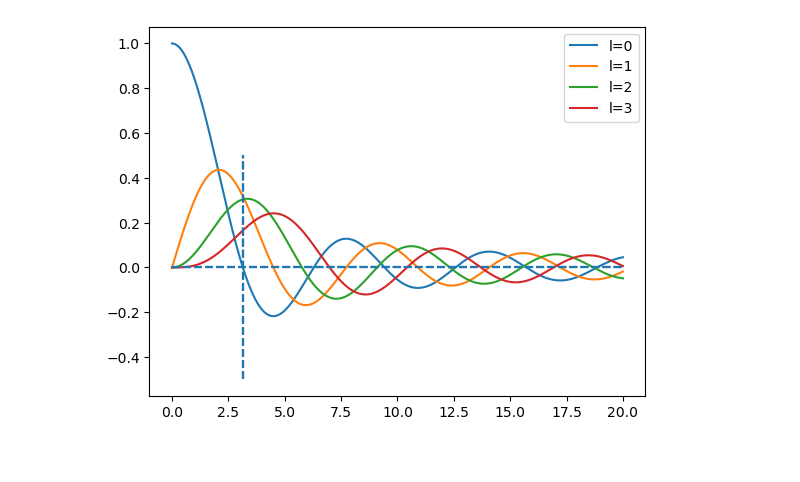
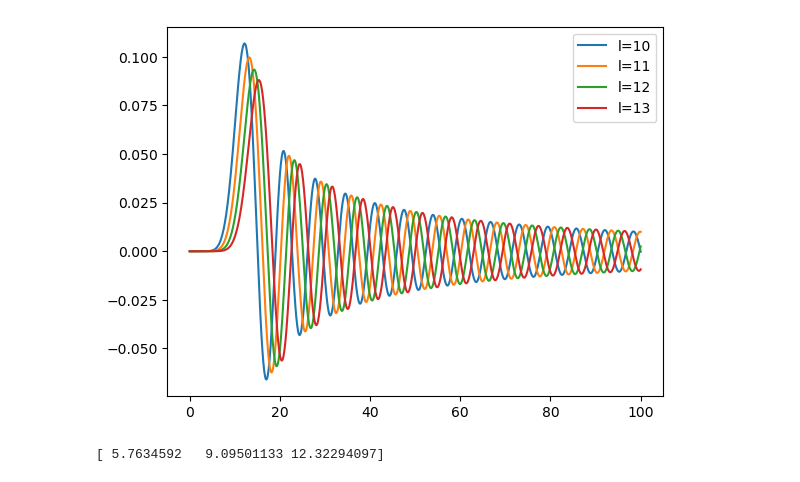
Before and after one commit to TobiLeitgeb/ComputationalPhysics_VO_code, a Jupyter notebook: zeros_bessel_functions.ipynb, the cells around one changed output. Cells and saved outputs as stored; diff of their text form; code cells hidden in the pictures.

```diff
--- a/zeros_bessel_functions.ipynb
+++ b/zeros_bessel_functions.ipynb
@@ -140,0 +101,27 @@ nan
+# %%
+@jit(nopython=True)
+def J_lx(l,x):
+    "not very efficient, but works"
+    J = downward_recursion2(x)
+    return J[l]
+
+def dJ_lx(l,x):
+    "not very efficient, but works"
+    J = downward_recursion2(x)
+    return l/x*J[l] - J[l+1]
+
+@jit(nopython=True)
+def step(l,x):
+    J = downward_recursion2(x)
+    return J[l]/(l/x*J[l] - J[l+1])
+
+print("test accuracy of J_lx and dJ_lx")
+def test_J_lx_scipy(M,x):
+    J = [sp.spherical_jn(n,x) for n in range(M+1)]
+    return np.array(J)
+def test_J_lx(M,x):
+    J = [J_lx(n,x) for n in range(M+1)]
+    return np.array(J)
+M = 120
+x = 2
+print("----|scipy - downward|----"+"\n",np.abs(test_J_lx_scipy(M,x)-test_J_lx(M,x)))
@@ -140,0 +202,3 @@ nan
+# %%
+for l in range(len(roots)):
+    plt.plot(roots[l],l*np.ones(len(roots[l])),'o')
@@ -141,10 +207,43 @@ nan
 # %%
 # plot 20 bessel functions
-x = np.linspace(0,20,1000)
-for l in range(4):
+x = np.linspace(0,100,1000)
+for l in [10,11,12,13]:
     plt.plot(x,sp.spherical_jn(l,x),label="l="+str(l))
-    plt.vlines(np.pi,-0.5,0.5,linestyles="dashed")
-    plt.hlines(0,0,20,linestyles="dashed")
+    #plt.vlines(np.pi,-0.5,0.5,linestyles="dashed")
+    #plt.hlines(0,0,10,linestyles="dashed")
     plt.legend()
 # %% [output]
-[figure, old version]
+[figure, new version]
+# %%
+from scipy import arange, pi, sqrt, zeros
+from scipy.special import jv, jvp
+from scipy.optimize import brentq
+from sys import argv
+from pylab import *
+
+def Jn(r,n):
+  return (sqrt(pi/(2*r))*jv(n+0.5,r))
+def Jn_zeros(n,nt):
+  zerosj = zeros((n+1, nt))
+  zerosj[0] = arange(1,nt+1)*pi
+  points = arange(1,nt+n+1)*pi
+  racines = zeros(nt+n)
+  for i in range(1,n+1):
+    for j in range(nt+n-i):
+      foo = brentq(Jn, points[j], points[j+1], args=(i,))
+      racines[j] = foo
+    points = racines
+    zerosj[i][:nt] = racines[:nt]
+  return (zerosj)
+
+
+n = 2
+nt = 3
+
+dr = 0.01
+eps = dr/1000
+
+jnz = Jn_zeros(n,nt)[n]
+print(jnz)
+# %% [output]
+[ 5.7634592   9.09501133 12.32294097]
```
Also changed, not shown: parts of 8 cells of this notebook, 2 other files.
